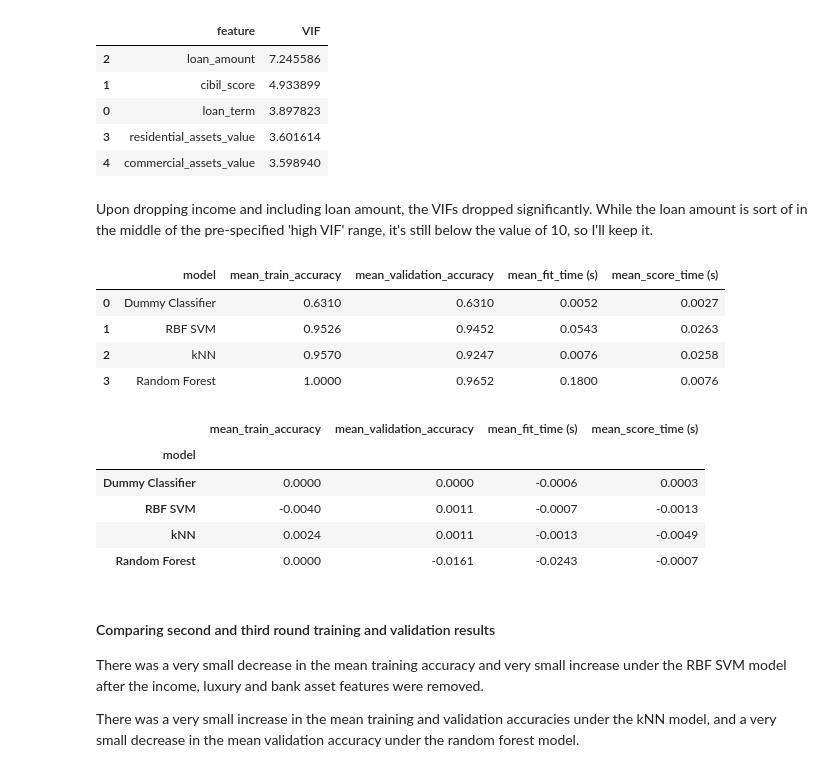
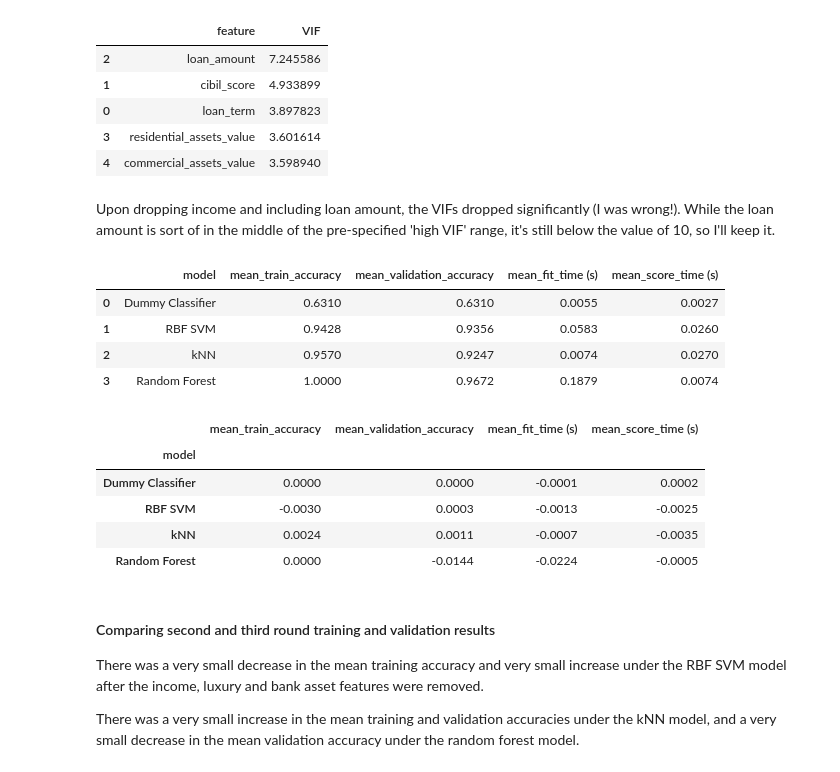
Before and after one commit to FleaBusyBeeBergs/dtsa5509, a Jupyter notebook: final-project.ipynb, the cells around one changed output. Drawn from its saved outputs; the diff is of its cells as text; code cells hidden in the pictures.

```diff
--- a/final-project.ipynb
+++ b/final-project.ipynb
@@ -250 +292,9 @@ preprocessor = make_column_transformer((categorical_transformer, categorical_fea
+# %%
+models = {
+    'Dummy Classifier': DummyClassifier(strategy = 'most_frequent'),
+    'RBF SVM': SVC(class_weight = 'balanced', random_state = 2024),
+    'kNN': KNeighborsClassifier(),
+    'Random Forest': RandomForestClassifier(class_weight = 'balanced', random_state = 2024)
+
+        }
 # %% [markdown]
@@ -252,11 +302,4 @@ preprocessor = make_column_transformer((categorical_transformer, categorical_fea
 # %%
-models = {
-    'Dummy Classifier': DummyClassifier(strategy = 'most_frequent'),
-    'RBF SVM': SVC(random_state = 2024),
-    'kNN': KNeighborsClassifier(),
-    'Random Forest': RandomForestClassifier(random_state = 2024)
-
-        }
 
 results1 = []
 
@@ -280,7 +323,7 @@ for model_name, model in models.items():
     results1.append(model_results)
 
 results_df1 = pd.DataFrame(results1)
-#results_df.to_csv('train_reduced_features_2.csv', index = False)
+
 results_df1
 # %% [output]
 |  | model | mean_train_accuracy | mean_validation_accuracy | mean_fit_time (s) | mean_score_time (s) |
@@ -498,7 +548,7 @@ vif_data4.sort_values(by = 'VIF', ascending = False)
 | 3 | residential_assets_value | 3.601614 |
 | 4 | commercial_assets_value | 3.598940 |
 # %% [markdown]
-Upon dropping income and including loan amount, the VIFs dropped significantly. While the loan amount is sort of in the middle of the pre-specified 'high VIF' range, it's still below the value of 10, so I'll keep it.
+Upon dropping income and including loan amount, the VIFs dropped significantly (I was wrong!). While the loan amount is sort of in the middle of the pre-specified 'high VIF' range, it's still below the value of 10, so I'll keep it.
 # %%
 # redefine features
 drop_feats = ['loan_id', 'education', 'self_employed',
@@ -520,43 +570,37 @@ preprocessor = make_column_transformer((categorical_transformer, categorical_fea
         ('drop', drop_feats),
         remainder='passthrough')
 
-models = {
-    'Dummy Classifier': DummyClassifier(strategy = 'most_frequent'),
-    'RBF SVM': SVC(random_state = 2024),
-    'kNN': KNeighborsClassifier(),
-    'Random Forest': RandomForestClassifier(random_state = 2024)
 
-        }
 
 
 for model_name, model in models.items():
 
     # pipeline
     model_selection_pipe = make_pipeline(preprocessor, model)
 
     # cross validation
     scores = cross_validate(model_selection_pipe, X_train, y_train, cv=5, return_train_score=True)
 
     # collect results
     model_results = {
         'model': model_name,
         'mean_train_accuracy': round(scores["train_score"].mean(), 4),
         'mean_validation_accuracy': round(scores["test_score"].mean(), 4),
         'mean_fit_time (s)': round(scores["fit_time"].mean(), 4),
         'mean_score_time (s)': round(scores["score_time"].mean(), 4)
     }
 
     results3.append(model_results)
 
 results_df3 = pd.DataFrame(results3)
 
 results_df3
 # %% [output]
 |  | model | mean_train_accuracy | mean_validation_accuracy | mean_fit_time (s) | mean_score_time (s) |
-| 0 | Dummy Classifier | 0.6310 | 0.6310 | 0.0052 | 0.0027 |
-| 1 | RBF SVM | 0.9526 | 0.9452 | 0.0543 | 0.0263 |
-| 2 | kNN | 0.9570 | 0.9247 | 0.0076 | 0.0258 |
-| 3 | Random Forest | 1.0000 | 0.9652 | 0.1800 | 0.0076 |
+| 0 | Dummy Classifier | 0.6310 | 0.6310 | 0.0055 | 0.0027 |
+| 1 | RBF SVM | 0.9428 | 0.9356 | 0.0583 | 0.0260 |
+| 2 | kNN | 0.9570 | 0.9247 | 0.0074 | 0.0270 |
+| 3 | Random Forest | 1.0000 | 0.9672 | 0.1879 | 0.0074 |
 # %%
 results_df3 = results_df3.set_index('model')
 
@@ -566,10 +610,10 @@ compare2_3
 # %% [output]
 |  | mean_train_accuracy | mean_validation_accuracy | mean_fit_time (s) | mean_score_time (s) |
 | model |  |  |  |  |
-| Dummy Classifier | 0.0000 | 0.0000 | -0.0006 | 0.0003 |
-| RBF SVM | -0.0040 | 0.0011 | -0.0007 | -0.0013 |
-| kNN | 0.0024 | 0.0011 | -0.0013 | -0.0049 |
-| Random Forest | 0.0000 | -0.0161 | -0.0243 | -0.0007 |
+| Dummy Classifier | 0.0000 | 0.0000 | -0.0001 | 0.0002 |
+| RBF SVM | -0.0030 | 0.0003 | -0.0013 | -0.0025 |
+| kNN | 0.0024 | 0.0011 | -0.0007 | -0.0035 |
+| Random Forest | 0.0000 | -0.0144 | -0.0224 | -0.0005 |
 # %% [markdown]
 #### Comparing second and third round training and validation results
 
```
Also changed, not shown: parts of 23 cells of this notebook.
